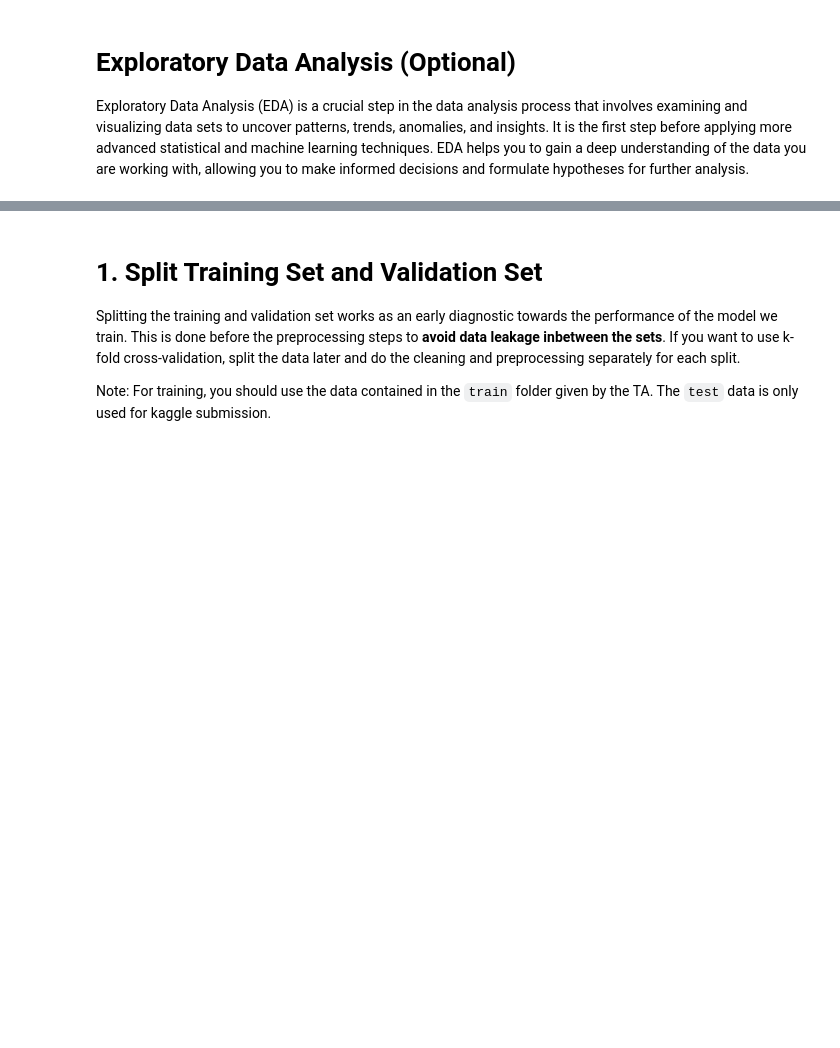
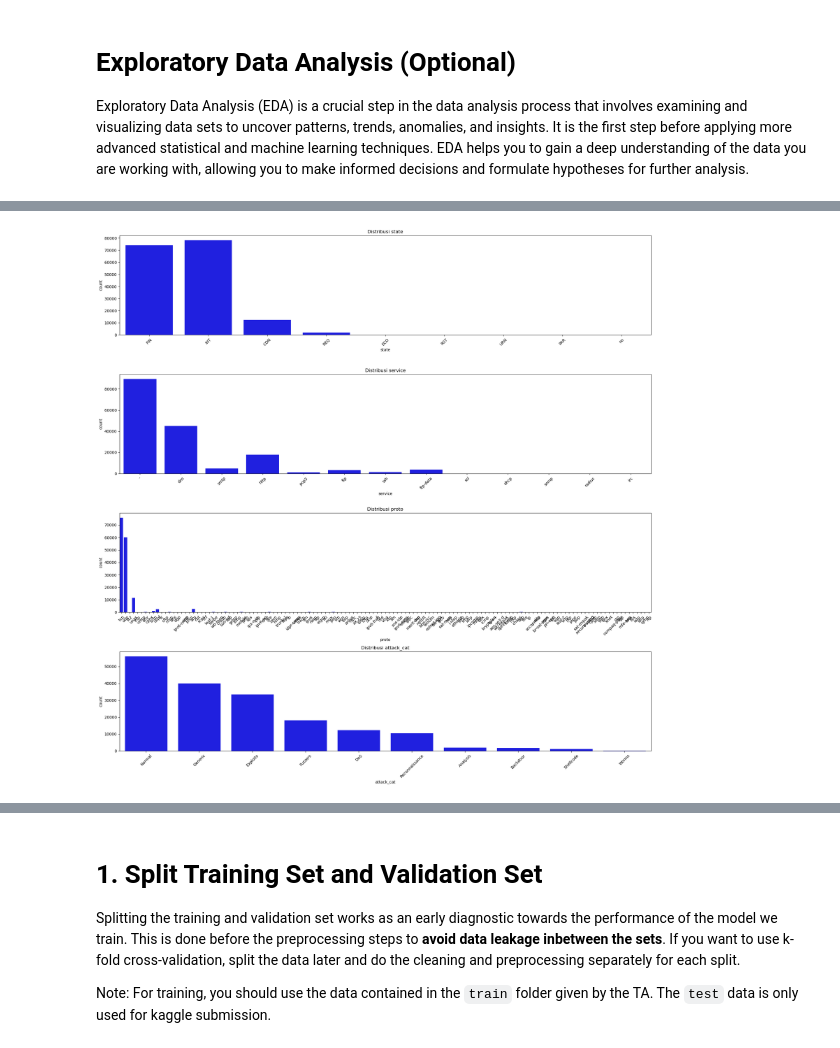
Before and after one commit to zultopia/Tubes2-IF3170-Kelompok10, a Jupyter notebook: src/IF3170 Artificial Intelligence _ Tugas Besar 2 Notebook Template.ipynb, the cells around one changed output, grey strips where cells are left out. Drawn from its saved outputs; the diff is of its cells as text; code cells hidden in the pictures; blank space fills up the shorter version.

```diff
--- a/src/IF3170 Artificial Intelligence _ Tugas Besar 2 Notebook Template.ipynb
+++ b/src/IF3170 Artificial Intelligence _ Tugas Besar 2 Notebook Template.ipynb
@@ -54,26 +80,3 @@ merged_data = merged_data.drop(columns=["id"])
-# %%
-# URLs untuk dataset test
-additional_features_test_url = "https://drive.google.com/file/d/1aY5EfAky4_86nab3Oyg_QrffviuT4Xi0/view?usp=sharing"
-basic_features_test_url = "https://drive.google.com/file/d/1dtM7t2U7JYGPUwF-r2ta7xFvfSh51nwy/view?usp=sharing"
-content_features_test_url = "https://drive.google.com/file/d/1XvPV8hoal2jF92-kaguoUcpjtPGOQqXd/view?usp=drive_link"
-flow_features_test_url = "https://drive.google.com/file/d/1GaWGknP1j2L-TpPYLvmuUNPO7JBu78aD/view?usp=drive_link"
-time_features_test_url = "https://drive.google.com/file/d/1i7RLlEUgV1b6j4VZS_ZRcqwTpZioGEdm/view?usp=drive_link"
-
-# Load dataset test
-additional_features_test = load_data_from_drive(additional_features_test_url)
-basic_features_test = load_data_from_drive(basic_features_test_url)
-content_features_test = load_data_from_drive(content_features_test_url)
-flow_features_test = load_data_from_drive(flow_features_test_url)
-time_features_test = load_data_from_drive(time_features_test_url)
-
-# Gabungkan dataset berdasarkan "id"
-datasets_test = [additional_features_test, basic_features_test, content_features_test, flow_features_test, time_features_test]
-merged_test_data = pd.merge(datasets_test[0], datasets_test[1], on="id")
-for i in range(2, len(datasets_test)):
-    merged_test_data = pd.merge(merged_test_data, datasets_test[i], on="id")
-
-# Drop kolom "id" setelah penggabungan
-merged_test_data = merged_test_data.drop(columns=["id"])
 # %% [markdown]
 # Exploratory Data Analysis (Optional)
 
@@ -134,0 +166,14 @@ dtype: int64
+# %%
+# Visualisasi Distribusi Variabel Kategorikal
+categorical_features = train_data.select_dtypes(include=["object"]).columns
+
+plt.figure(figsize=(20, len(categorical_features) * 5))
+for i, col in enumerate(categorical_features, 1):
+    plt.subplot(len(categorical_features), 1, i)
+    sns.countplot(data=train_data, x=col, color="blue")
+    plt.title(f'Distribusi {col}')
+    plt.xticks(rotation=45)
+plt.tight_layout()
+plt.show()
+# %% [output]
+[figure, added]
```
Also changed, not shown: parts of 20 cells of this notebook.
